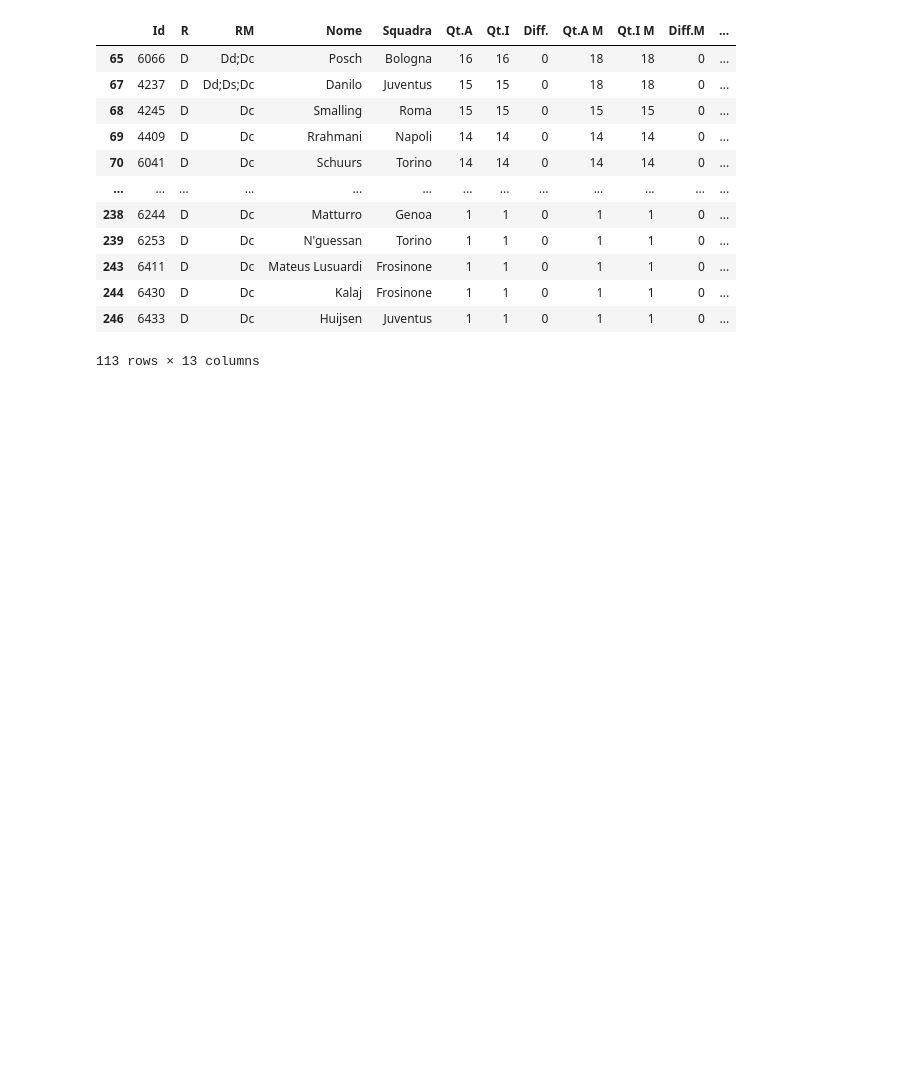
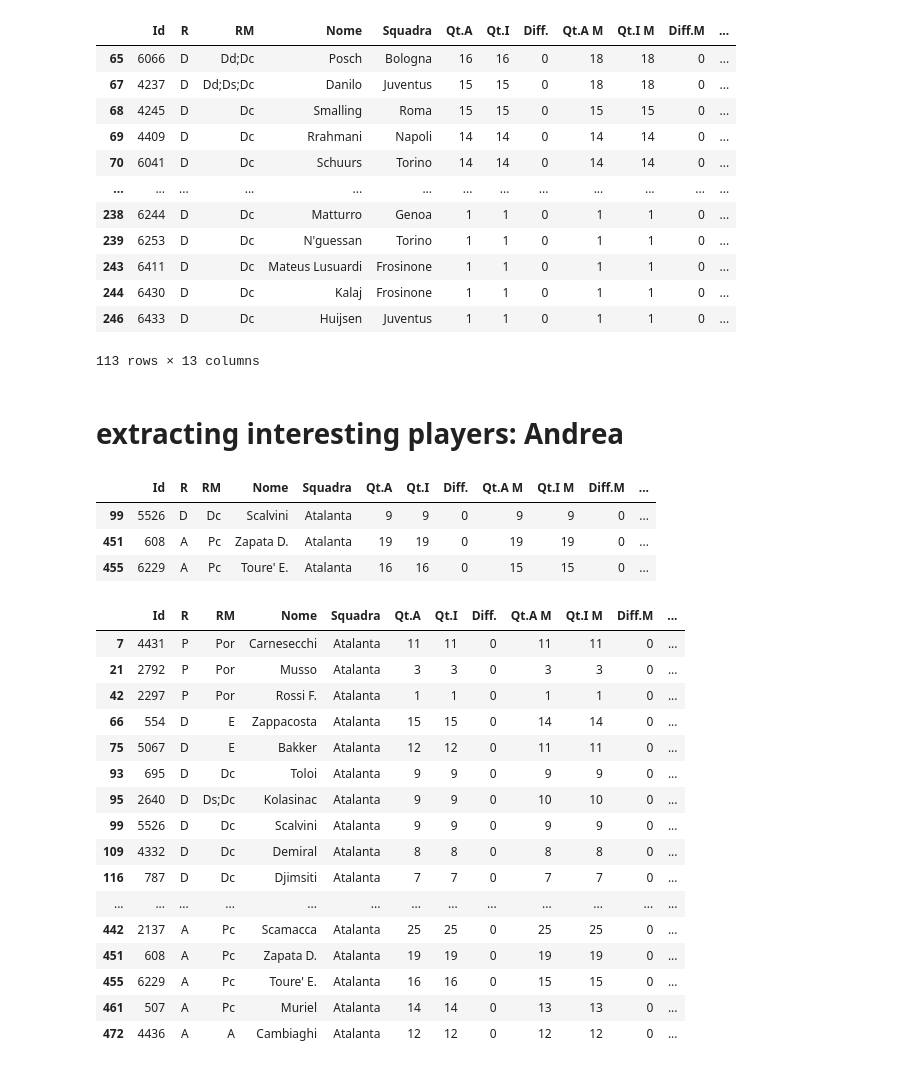
Before and after one commit to AndreaIncatasciato/fantacalcio, a Jupyter notebook: fantacalcio_analysis.ipynb, the cells around one changed output. Cells and saved outputs as stored; diff of their text form; code cells hidden in the pictures; blank space fills up the shorter version.

```diff
--- a/fantacalcio_analysis.ipynb
+++ b/fantacalcio_analysis.ipynb
@@ -105,3 +105,34 @@ difensori_centrali
 | 244 | 6430 | D | Dc | Kalaj | Frosinone | 1 | 1 | 0 | 1 | 1 | 0 | ... |
 | 246 | 6433 | D | Dc | Huijsen | Juventus | 1 | 1 | 0 | 1 | 1 | 0 | ... |
 113 rows × 13 columns
+# %% [markdown]
+# extracting interesting players: Andrea
+# %%
+names = ["Zapata D.", "Scalvini", "Toure' E."]
+
+players_2324_df[np.isin(players_2324_df["Nome"], names)]
+# %% [output]
+|  | Id | R | RM | Nome | Squadra | Qt.A | Qt.I | Diff. | Qt.A M | Qt.I M | Diff.M | ... |
+| 99 | 5526 | D | Dc | Scalvini | Atalanta | 9 | 9 | 0 | 9 | 9 | 0 | ... |
+| 451 | 608 | A | Pc | Zapata D. | Atalanta | 19 | 19 | 0 | 19 | 19 | 0 | ... |
+| 455 | 6229 | A | Pc | Toure' E. | Atalanta | 16 | 16 | 0 | 15 | 15 | 0 | ... |
+# %%
+Filter("Squadra", "eq", "Atalanta").apply_to_df(players_2324_df)
+# %% [output]
+|  | Id | R | RM | Nome | Squadra | Qt.A | Qt.I | Diff. | Qt.A M | Qt.I M | Diff.M | ... |
+| 7 | 4431 | P | Por | Carnesecchi | Atalanta | 11 | 11 | 0 | 11 | 11 | 0 | ... |
+| 21 | 2792 | P | Por | Musso | Atalanta | 3 | 3 | 0 | 3 | 3 | 0 | ... |
+| 42 | 2297 | P | Por | Rossi F. | Atalanta | 1 | 1 | 0 | 1 | 1 | 0 | ... |
+| 66 | 554 | D | E | Zappacosta | Atalanta | 15 | 15 | 0 | 14 | 14 | 0 | ... |
+| 75 | 5067 | D | E | Bakker | Atalanta | 12 | 12 | 0 | 11 | 11 | 0 | ... |
+| 93 | 695 | D | Dc | Toloi | Atalanta | 9 | 9 | 0 | 9 | 9 | 0 | ... |
+| 95 | 2640 | D | Ds;Dc | Kolasinac | Atalanta | 9 | 9 | 0 | 10 | 10 | 0 | ... |
+| 99 | 5526 | D | Dc | Scalvini | Atalanta | 9 | 9 | 0 | 9 | 9 | 0 | ... |
+| 109 | 4332 | D | Dc | Demiral | Atalanta | 8 | 8 | 0 | 8 | 8 | 0 | ... |
+| 116 | 787 | D | Dc | Djimsiti | Atalanta | 7 | 7 | 0 | 7 | 7 | 0 | ... |
+| ... | ... | ... | ... | ... | ... | ... | ... | ... | ... | ... | ... | ... |
+| 442 | 2137 | A | Pc | Scamacca | Atalanta | 25 | 25 | 0 | 25 | 25 | 0 | ... |
+| 451 | 608 | A | Pc | Zapata D. | Atalanta | 19 | 19 | 0 | 19 | 19 | 0 | ... |
+| 455 | 6229 | A | Pc | Toure' E. | Atalanta | 16 | 16 | 0 | 15 | 15 | 0 | ... |
+| 461 | 507 | A | Pc | Muriel | Atalanta | 14 | 14 | 0 | 13 | 13 | 0 | ... |
+| 472 | 4436 | A | A | Cambiaghi | Atalanta | 12 | 12 | 0 | 12 | 12 | 0 | ... |
```
Also changed, not shown: parts of 5 cells of this notebook.
